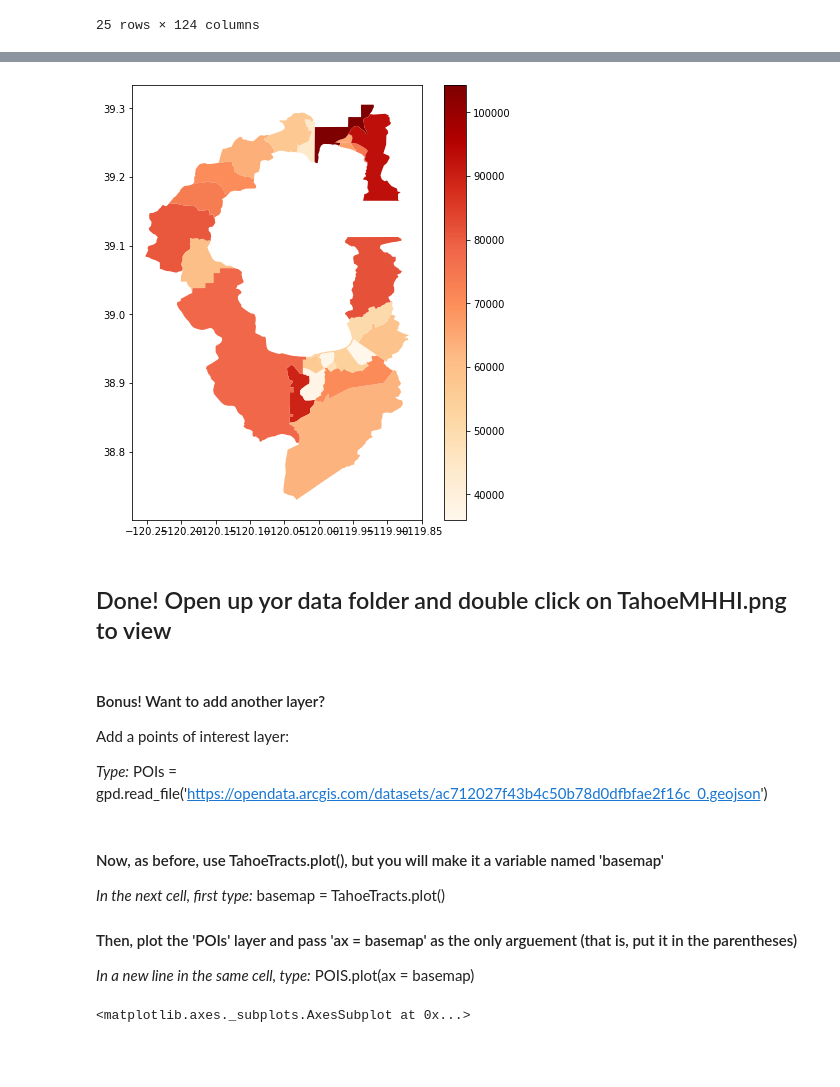
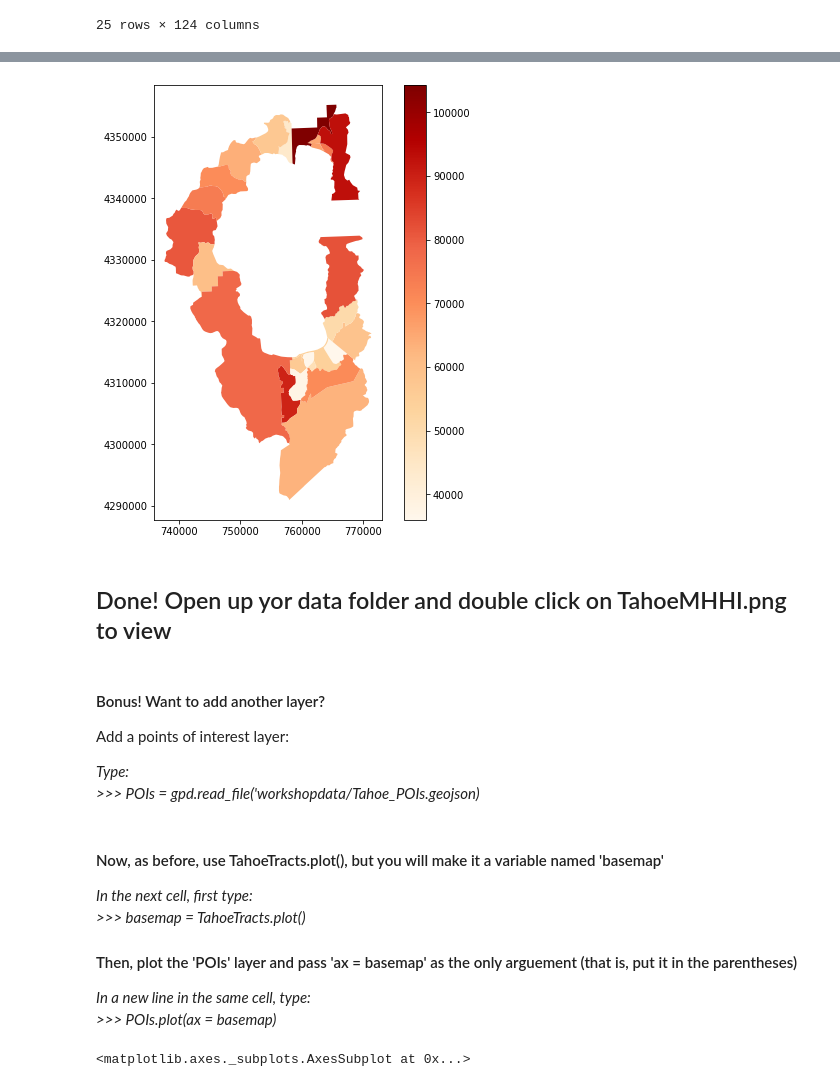
Before and after one commit to whitephil/WAMLnotebooks, a Jupyter notebook: Completed_Notebooks/Joins & more Plotting Completed.ipynb, the cells around one changed output, grey strips where cells are left out. Cells and saved outputs as stored; diff of their text form; code cells hidden in the pictures; blank space fills up the shorter version.

```diff
--- a/Completed_Notebooks/Joins & more Plotting Completed.ipynb
+++ b/Completed_Notebooks/Joins & more Plotting Completed.ipynb
@@ -33,3 +34,3 @@ All_Counties.csv
 # %%
-TahoeTracts = gpd.read_file('https://opendata.arcgis.com/datasets/85a2e8e4bf994742a5855c1339517681_3.geojson')
+TahoeTracts = gpd.read_file('workshopdata/TahoeTracts.geojson')
 # %%
@@ -111,5 +113,5 @@ AllTracts = pd.read_csv('All_Counties.csv', converters={'GEOID': lambda x: str(x
 # %%
-AllTracts = pd.read_csv('All_Counties.csv', converters = {'GEOID': lambda x: str(x)})
+AllTracts = pd.read_csv('workshopdata/All_Counties.csv', dtype={"GEOID":str})
 # %% [markdown]
 Check the results by *Typing:* AllTracts.GEOID
 # %%
@@ -246,13 +261,13 @@ Past your code form the previous cell into the cell below. Press enter to add a
 # %%
-TahoeTracts.plot(
-    'Median Household Income (In 2017 Inflation Adjusted Dollars)',
-    legend=True,
-    figsize = (8,8),
-    cmap='OrRd')
+TahoeTracts.plot('Median Household Income (In 2017 Inflation Adjusted Dollars)',
+                 legend = True,
+                 figsize = (8,8),
+                 cmap='OrRd'
+                )
 
 plt.savefig('TahoeMHHI.png')
 # %% [output]
-[figure, old version]
+[figure, new version]
 # %% [markdown]
 ## Done! Open up yor data folder and double click on TahoeMHHI.png to view
 # %% [markdown]
@@ -262,5 +277,6 @@ plt.savefig('TahoeMHHI.png')
 
 Add a points of interest layer:
 
-*Type:* POIs = gpd.read_file('https://opendata.arcgis.com/datasets/ac712027f43b4c50b78d0dfbfae2f16c_0.geojson')
+*Type:*
+*>>> POIs = gpd.read_file('workshopdata/Tahoe_POIs.geojson)*
 # %%
@@ -268,11 +284,13 @@ POIs = gpd.read_file('https://opendata.arcgis.com/datasets/ac712027f43b4c50b78d0
 # %% [markdown]
 #### Now, as before, use TahoeTracts.plot(), but you will make it a variable named 'basemap'
 
-*In the next cell, first type:*  basemap = TahoeTracts.plot()
+*In the next cell, first type:*
+*>>> basemap = TahoeTracts.plot()*
 
 #### Then, plot the 'POIs' layer and pass 'ax = basemap' as the only arguement (that is, put it in the parentheses)
 
-*In a new line in the same cell, type:* POIS.plot(ax = basemap)
+*In a new line in the same cell, type:*
+*>>> POIs.plot(ax = basemap)*
 # %%
 basemap = TahoeTracts.plot()
 
```
Also changed, not shown: parts of 31 cells of this notebook, 5 other files.
